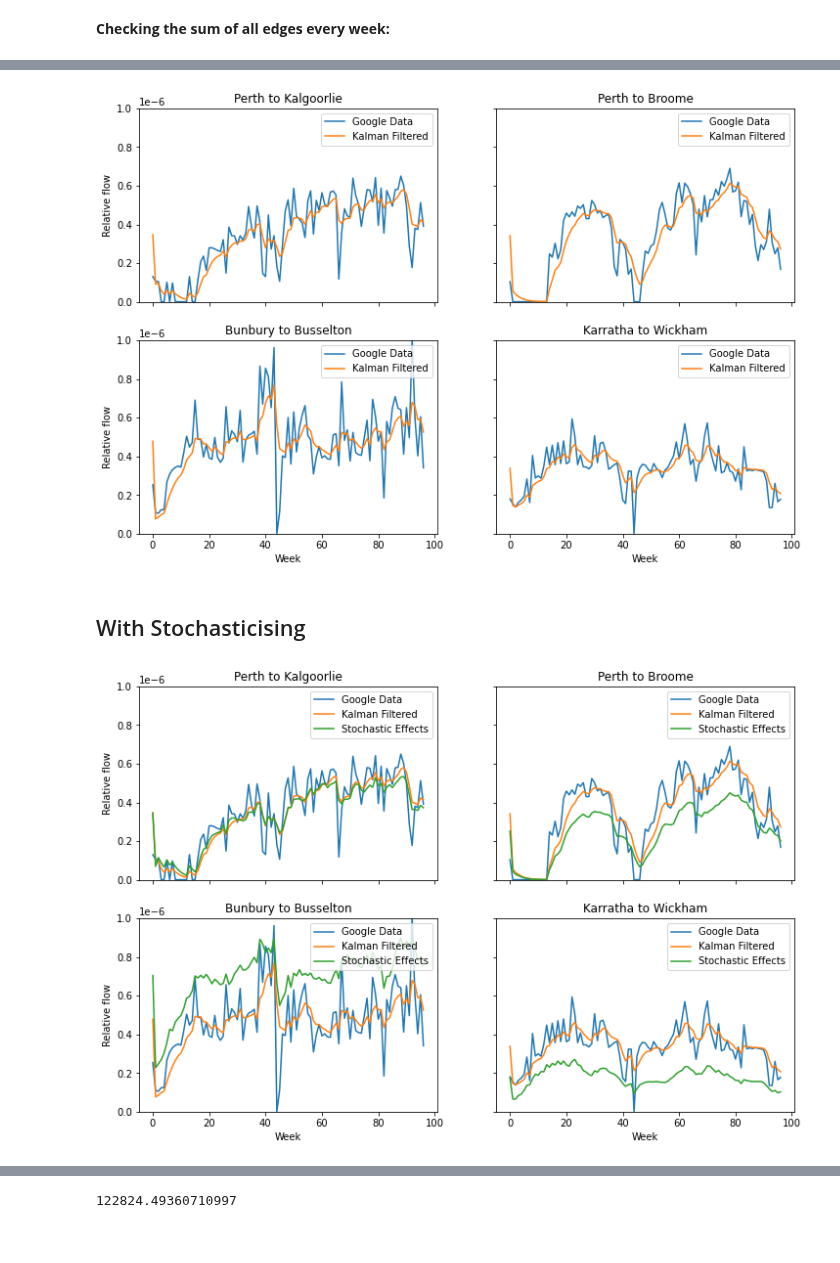
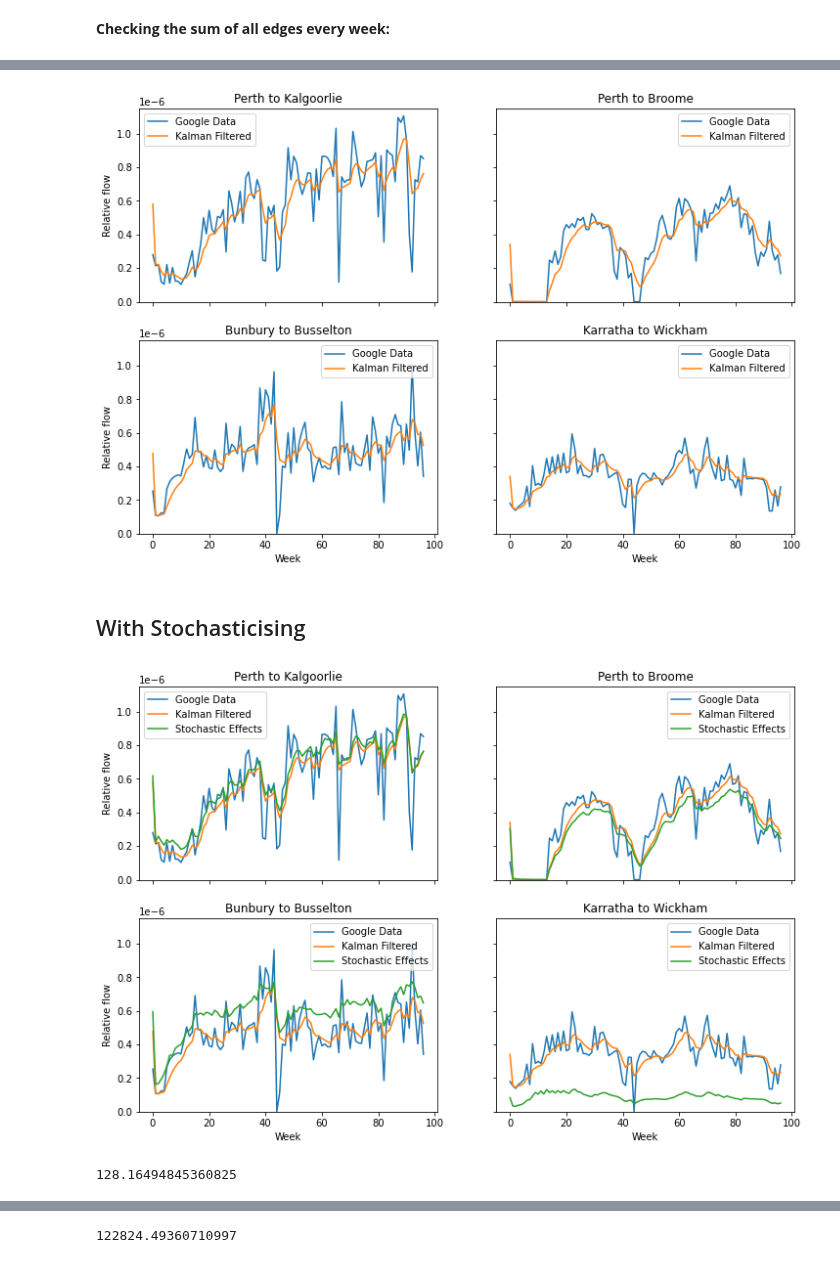
Before and after one commit to yuval-b/covid_thesis, a Jupyter notebook: 2. Kalman Filtering.ipynb, the cells around one changed output, grey strips where cells are left out. Cells and saved outputs as stored; diff of their text form; code cells hidden in the pictures.

Commit message:
Updated figures for the 44 towns

```diff
--- a/2. Kalman Filtering.ipynb
+++ b/2. Kalman Filtering.ipynb
@@ -470,7 +473,7 @@ for ax in axs.flat:
 # %%
 #Now plot with the Kalman filtering
 # %%
-fl = sorted(os.listdir("/Volumes/HardDrive/New_Workflow/53_towns_network/"))
+fl = sorted(os.listdir("/Volumes/HardDrive/New_Workflow/44_towns_network/"))
 wa_flow = []
 for item in fl:
     if '._' not in item:
@@ -478,11 +481,11 @@ for item in fl:
 
 d = {}
 for i in range(len(wa_flow)):
-    d[str(i)] = pd.read_csv("/Volumes/HardDrive/New_Workflow/kalman_all_53/"+wa_flow[i], header = None)
+    d[str(i)] = pd.read_csv("/Volumes/HardDrive/New_Workflow/kalman_all_44/"+wa_flow[i], header = None)
 
 # Define some global variables
-b = 53
-big =53**2
+b = 44
+big =44**2
 weeks = len(d)
 
 allvals1 = []
@@ -507,28 +510,28 @@ ts1 = timeseries_vector1(3)
 axs[0, 0].plot(ts,label = 'Google Data')
 axs[0, 0].plot(ts1, label = 'Kalman Filtered')
 axs[0, 0].set_title('Perth to Kalgoorlie')
-axs[0, 0].set_ylim(0,0.000001)
+axs[0, 0].set_ylim(0,0.00000115)
 axs[0, 0].legend()
 ts = timeseries_vector(7)
 ts1 = timeseries_vector1(7)
 axs[0, 1].plot(ts,label = 'Google Data')
 axs[0, 1].plot(ts1, label = 'Kalman Filtered')
 axs[0, 1].set_title('Perth to Broome')
-axs[0, 1].set_ylim(0,0.000001)
+axs[0, 1].set_ylim(0,0.00000115)
 axs[0, 1].legend()
-ts = timeseries_vector(58)
-ts1 = timeseries_vector1(58)
+ts = timeseries_vector(49)
+ts1 = timeseries_vector1(49)
 axs[1, 0].plot(ts,label = 'Google Data')
 axs[1, 0].plot(ts1, label = 'Kalman Filtered')
 axs[1, 0].set_title('Bunbury to Busselton')
-axs[1, 0].set_ylim(0,0.000001)
+axs[1, 0].set_ylim(0,0.00000115)
 axs[1, 0].legend(loc = 'upper right')
-ts = timeseries_vector(355)
-ts1 = timeseries_vector1(355)
+ts = timeseries_vector(297)
+ts1 = timeseries_vector1(297)
 axs[1, 1].plot(ts,label = 'Google Data')
 axs[1, 1].plot(ts1, label = 'Kalman Filtered')
 axs[1, 1].set_title('Karratha to Wickham')
-axs[1, 1].set_ylim(0,0.000001)
+axs[1, 1].set_ylim(0,0.00000115)
 axs[1, 1].legend()
 
 for ax in axs.flat:
@@ -538,12 +541,12 @@ for ax in axs.flat:
 for ax in axs.flat:
     ax.label_outer()
 # %% [output]
-[figure, old version]
+[figure, new version]
 # %% [markdown]
 ## With Stochasticising
 # %%
 # For kalman filtered
-fl = sorted(os.listdir("/Volumes/HardDrive/New_Workflow/53_towns_network/"))
+fl = sorted(os.listdir("/Volumes/HardDrive/New_Workflow/44_towns_network/"))
 wa_flow = []
 for item in fl:
     if '._' not in item:
@@ -551,11 +554,11 @@ for item in fl:
 
 d = {}
 for i in range(len(wa_flow)):
-    d[str(i)] = pd.read_csv("/Volumes/HardDrive/New_Workflow/kalman_all_53/"+wa_flow[i], header = None)
+    d[str(i)] = pd.read_csv("/Volumes/HardDrive/New_Workflow/kalman_all_44/"+wa_flow[i], header = None)
 
 # Define some global variables
-b = 53
-big =53**2
+b = 44
+big =44**2
 weeks = len(d)
 
 allvals1 = []
@@ -576,7 +579,7 @@ def timeseries_vector1(x):
 # %%
 # For stochastic
 # For kalman filtered
-fl = sorted(os.listdir("/Volumes/HardDrive/New_Workflow/stochastic_53/"))
+fl = sorted(os.listdir("/Volumes/HardDrive/New_Workflow/stochastic_44/"))
 wa_flow = []
 for item in fl:
     if '._' not in item:
@@ -584,11 +587,11 @@ for item in fl:
 
 d = {}
 for i in range(len(wa_flow)):
-    d[str(i)] = pd.read_csv("/Volumes/HardDrive/New_Workflow/stochastic_53/"+wa_flow[i], header = None)
+    d[str(i)] = pd.read_csv("/Volumes/HardDrive/New_Workflow/stochastic_44/"+wa_flow[i], header = None)
 
 # Define some global variables
-b = 53
-big =53**2
+b = 44
+big =44**2
 weeks = len(d)
 
 allvals2 = []
@@ -615,41 +618,57 @@ axs[0, 0].plot(ts,label = 'Google Data')
 axs[0, 0].plot(ts1, label = 'Kalman Filtered')
 axs[0, 0].plot(ts2, label = 'Stochastic Effects')
 axs[0, 0].set_title('Perth to Kalgoorlie')
-axs[0, 0].set_ylim(0,0.000001)
+axs[0, 0].set_ylim(0,0.00000115)
 axs[0, 0].legend()
 ts = timeseries_vector(7)
 ts1 = timeseries_vector1(7)
 ts2 = timeseries_vector2(7)
 axs[0, 1].plot(ts,label = 'Google Data')
 axs[0, 1].plot(ts1, label = 'Kalman Filtered')
 axs[0, 1].plot(ts2, label = 'Stochastic Effects')
 axs[0, 1].set_title('Perth to Broome')
-axs[0, 1].set_ylim(0,0.000001)
+axs[0, 1].set_ylim(0,0.00000115)
 axs[0, 1].legend()
-ts = timeseries_vector(58)
-ts1 = timeseries_vector1(58)
-ts2 = timeseries_vector2(58)
+ts = timeseries_vector(49)
+ts1 = timeseries_vector1(49)
+ts2 = timeseries_vector2(49)
 axs[1, 0].plot(ts,label = 'Google Data')
 axs[1, 0].plot(ts1, label = 'Kalman Filtered')
 axs[1, 0].plot(ts2, label = 'Stochastic Effects')
 axs[1, 0].set_title('Bunbury to Busselton')
-axs[1, 0].set_ylim(0,0.000001)
+axs[1, 0].set_ylim(0,0.00000115)
 axs[1, 0].legend(loc = 'upper right')
-ts = timeseries_vector(355)
-ts1 = timeseries_vector1(355)
-ts2 = timeseries_vector2(355)
+ts = timeseries_vector(297)
+ts1 = timeseries_vector1(297)
+ts2 = timeseries_vector2(297)
 axs[1, 1].plot(ts,label = 'Google Data')
 axs[1, 1].plot(ts1, label = 'Kalman Filtered')
 axs[1, 1].plot(ts2, label = 'Stochastic Effects')
 axs[1, 1].set_title('Karratha to Wickham')
-axs[1, 1].set_ylim(0,0.000001)
+axs[1, 1].set_ylim(0,0.00000115)
 axs[1, 1].legend()
 
 for ax in axs.flat:
     ax.set(xlabel='Week', ylabel='Relative flow')
 
 # Hide x labels and tick labels for top plots and y ticks for right plots.
 for ax in axs.flat:
     ax.label_outer()
 # %% [output]
-[figure, old version]
+[figure, new version]
+# %%
+d = {}
+for i in range(len(wa_flow)):
+    d[str(i)] = pd.read_csv("/Volumes/HardDrive/New_Workflow/kalman_all_44/"+wa_flow[i], header = None)
+
+counter = 0
+for i in range(len(d.values())):
+    l = d[str(i)].values.tolist()
+    av = []
+    for i in l:
+        for k in i:
+            if k >0:
+                counter+=1
+print(counter/97)
+# %% [output]
+128.16494845360825
```
Also changed, not shown: parts of 13 cells of this notebook.
